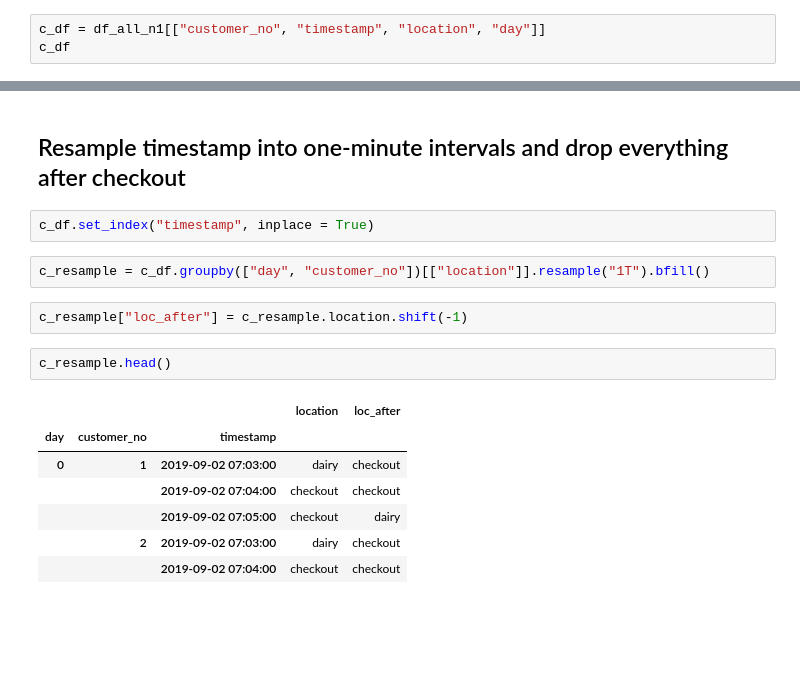
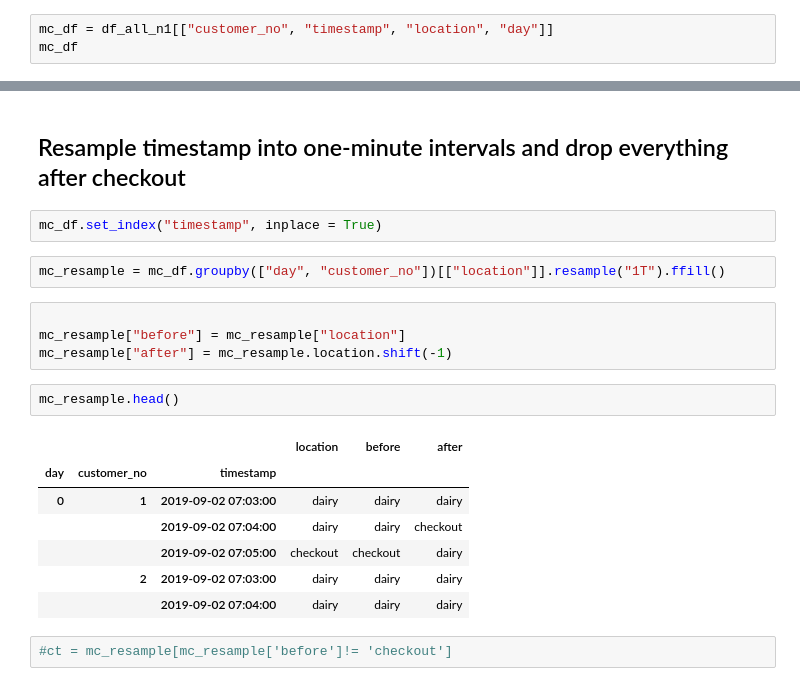
Before and after one commit to Amaranga/markov_ki, a Jupyter notebook: project8_data_exploration_au.ipynb, the cells around one changed output, grey strips where cells are left out. Drawn from its saved outputs; the diff is of its cells as text; blank space fills up the shorter version.

```diff
--- a/project8_data_exploration_au.ipynb
+++ b/project8_data_exploration_au.ipynb
@@ -397,8 +389,8 @@ plt.legend(bbox_to_anchor=(1.1, 0.5), loc=5)
 # %%
 state_list = ["fruit", "spices", "drinks", "dairy", "checkout"]
 # %%
-c_df = df_all_n1[["customer_no", "timestamp", "location", "day"]]
-c_df
+mc_df = df_all_n1[["customer_no", "timestamp", "location", "day"]]
+mc_df
 # %% [output]
 |  | customer_no | timestamp | location | day |
 | 0 | 1 | 2019-09-02 07:03:00 | dairy | 0 |
@@ -416,18 +408,22 @@ c_df
 # %% [markdown]
 ## Resample timestamp into one-minute intervals and drop everything after checkout
 # %%
-c_df.set_index("timestamp", inplace = True)
+mc_df.set_index("timestamp", inplace = True)
 # %%
-c_resample = c_df.groupby(["day", "customer_no"])[["location"]].resample("1T").bfill()
+mc_resample = mc_df.groupby(["day", "customer_no"])[["location"]].resample("1T").ffill()
-# %%
-c_resample["loc_after"] = c_resample.location.shift(-1)
+# %%
+
+mc_resample["before"] = mc_resample["location"]
+mc_resample["after"] = mc_resample.location.shift(-1)
 # %%
-c_resample.head()
+mc_resample.head()
 # %% [output]
-|  |  |  | location | loc_after |
-| day | customer_no | timestamp |  |  |
-| 0 | 1 | 2019-09-02 07:03:00 | dairy | checkout |
-|  |  | 2019-09-02 07:04:00 | checkout | checkout |
-|  |  | 2019-09-02 07:05:00 | checkout | dairy |
-|  | 2 | 2019-09-02 07:03:00 | dairy | checkout |
-|  |  | 2019-09-02 07:04:00 | checkout | checkout |
+|  |  |  | location | before | after |
+| day | customer_no | timestamp |  |  |  |
+| 0 | 1 | 2019-09-02 07:03:00 | dairy | dairy | dairy |
+|  |  | 2019-09-02 07:04:00 | dairy | dairy | checkout |
+|  |  | 2019-09-02 07:05:00 | checkout | checkout | dairy |
+|  | 2 | 2019-09-02 07:03:00 | dairy | dairy | dairy |
+|  |  | 2019-09-02 07:04:00 | dairy | dairy | dairy |
+# %%
+#ct = mc_resample[mc_resample['before']!= 'checkout']
```
Also changed, not shown: parts of 2 cells of this notebook, 5 other files.
